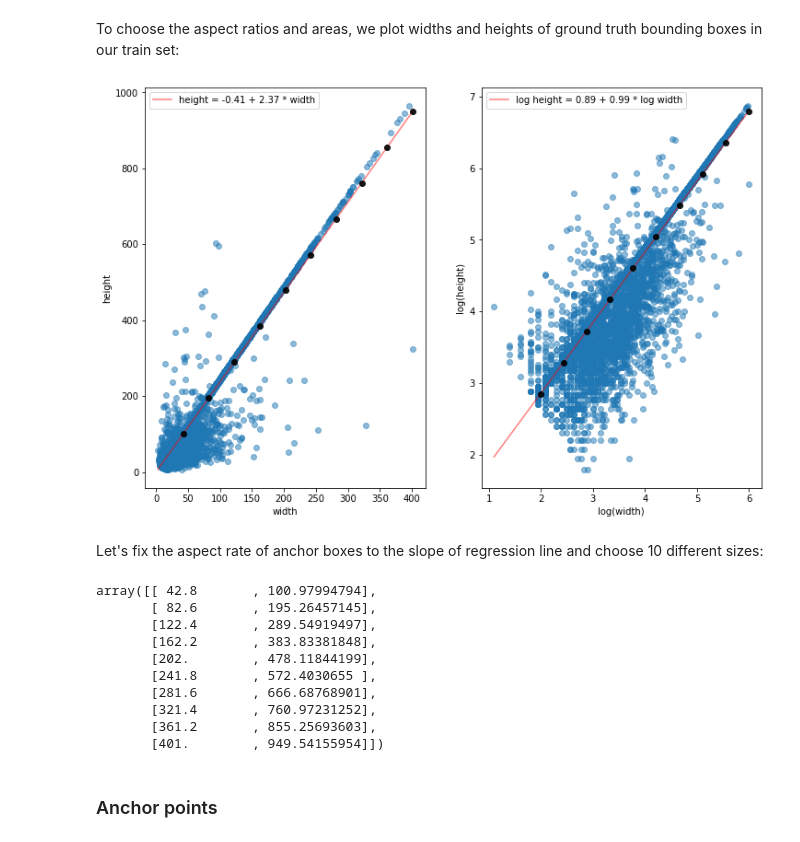
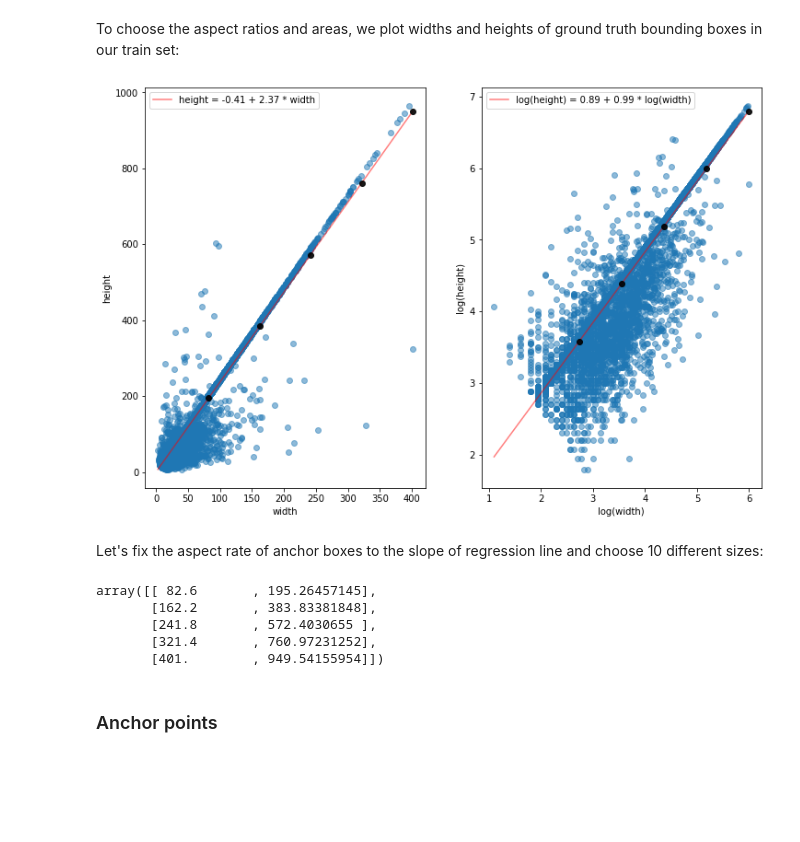
Before and after one commit to markolalovic/pedestrian-detection, a Jupyter notebook: notebooks/AnchorBoxes.ipynb, the cells around one changed output. Drawn from its saved outputs; the diff is of its cells as text; code cells hidden in the pictures; blank space fills up the shorter version.

```diff
--- a/notebooks/AnchorBoxes.ipynb
+++ b/notebooks/AnchorBoxes.ipynb
@@ -303,38 +303,41 @@ label = 'height = %.2f + %.2f * width' % (b, m)
 axs[0].plot(x, m*x + b, 'r-', label=label, alpha=.5)
 
 ## plot some points on the regression line
-ws = np.linspace(np.min(w), np.max(w), 11)[1:]
+
+K = 5 # number of points TODO: decide on K = 1, 2, 3...
+
+ws = np.linspace(np.min(w), np.max(w), K+1)[1:]
 hs = m * ws + b
 axs[0].plot(ws, hs, 'ko', alpha=0.9)
 
 axs[0].set_xlabel('width')
 axs[0].set_ylabel('height')
 axs[0].legend(loc="upper left")
 
 ### let's do the same in log-log space
 ## plot widths and heights
 w = np.log(w)
 h = np.log(h)
 axs[1].plot(w, h, 'o', alpha=0.5)
 
 ## plot a regression line
 m, b = np.polyfit(w, h, 1)
 x = np.linspace(np.min(w), np.max(w), 100)
-label = 'log height = %.2f + %.2f * log width' % (b, m)
+label = 'log(height) = %.2f + %.2f * log(width)' % (b, m)
 axs[1].plot(x, m*x + b, 'r-', label=label, alpha=.5)
 
 ## plot some points on the regression line
-ws = np.linspace(np.min(w), np.max(w), 12)[2:]
+ws = np.linspace(np.min(w), np.max(w), K+2)[2:]
 hs = m * ws + b
 axs[1].plot(ws, hs, 'ko', alpha=0.9)
 
 axs[1].set_xlabel('log(width)')
 axs[1].set_ylabel('log(height)')
 axs[1].legend(loc="upper left")
 
 plt.show()
 # %% [output]
-[figure, old version]
+[figure, new version]
 # %% [markdown]
 Let's fix the aspect rate of anchor boxes to the slope of regression line and choose 10 different sizes:
 # %%
@@ -346,16 +353,10 @@ hs = m * ws + b
 # %%
-whs = np.vstack((ws, hs)).transpose()
-whs
+get_whs(df)
 # %% [output]
-array([[ 42.8       , 100.97994794],
-       [ 82.6       , 195.26457145],
-       [122.4       , 289.54919497],
+array([[ 82.6       , 195.26457145],
        [162.2       , 383.83381848],
-       [202.        , 478.11844199],
        [241.8       , 572.4030655 ],
-       [281.6       , 666.68768901],
        [321.4       , 760.97231252],
-       [361.2       , 855.25693603],
        [401.        , 949.54155954]])
 # %% [markdown]
 ### Anchor points
```
Also changed, not shown: parts of 31 cells of this notebook, 9 other files.
